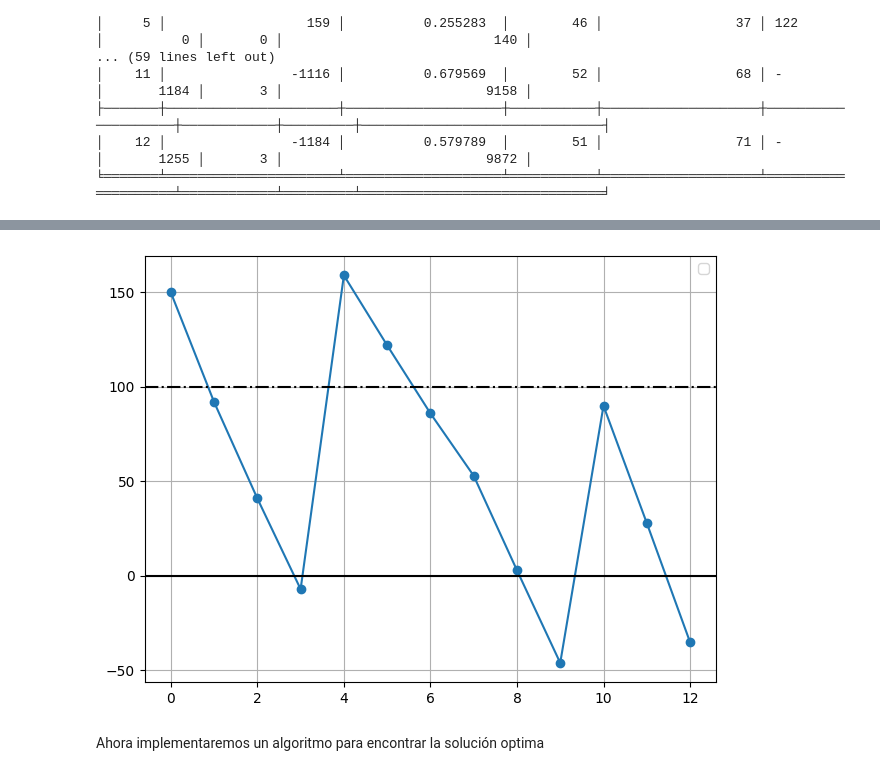
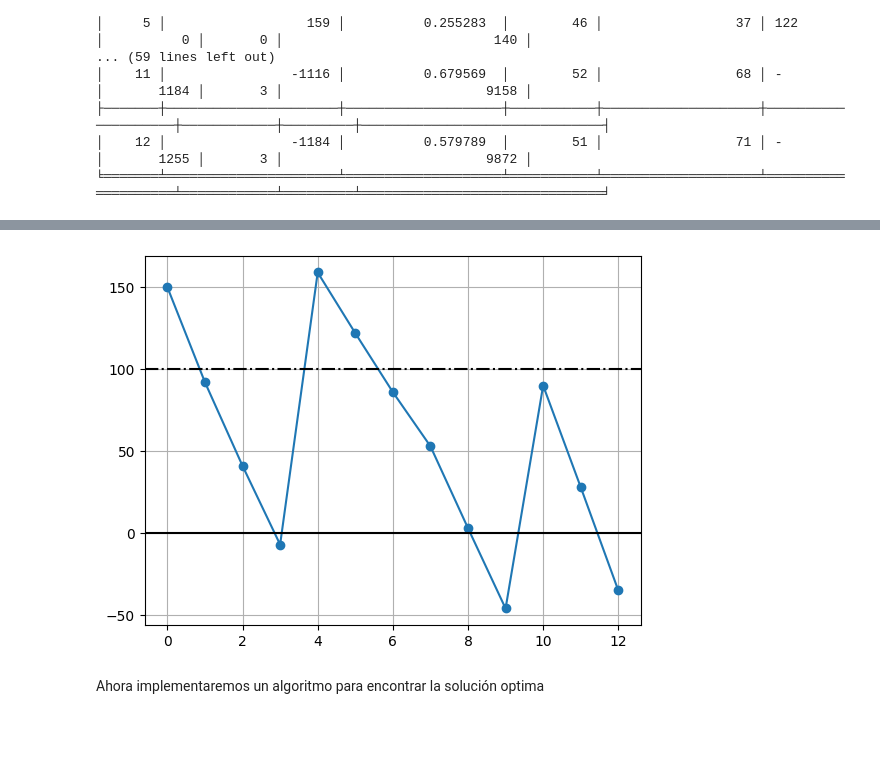
Before and after one commit to ErandySV/Simulaci-n-I, a Jupyter notebook: Sistema_de_inventarios.ipynb, the cells around one changed output, grey strips where cells are left out. Drawn from its saved outputs; the diff is of its cells as text; code cells hidden in the pictures; blank space fills up the shorter version.

```diff
--- a/Sistema_de_inventarios.ipynb
+++ b/Sistema_de_inventarios.ipynb
@@ -166,7 +166,5 @@ plt.plot(inventario_i, marker='o')
 plt.axhline(100, color="black", linestyle='dashdot')
 plt.axhline(0, color='black')
 plt.grid(True)
-plt.legend()
-plt.tight_layout()
 plt.show()
 # %% [output]
@@ -174,4 +171,4 @@ WARNING:matplotlib.legend:No artists with labels found to put in legend.  Note t
-[figure, old version]
+[figure, new version]
 # %% [markdown]
 Ahora implementaremos un algoritmo para encontrar la solución optima
 # %% [markdown]
```
Also changed, not shown: parts of 1 cell of this notebook.
